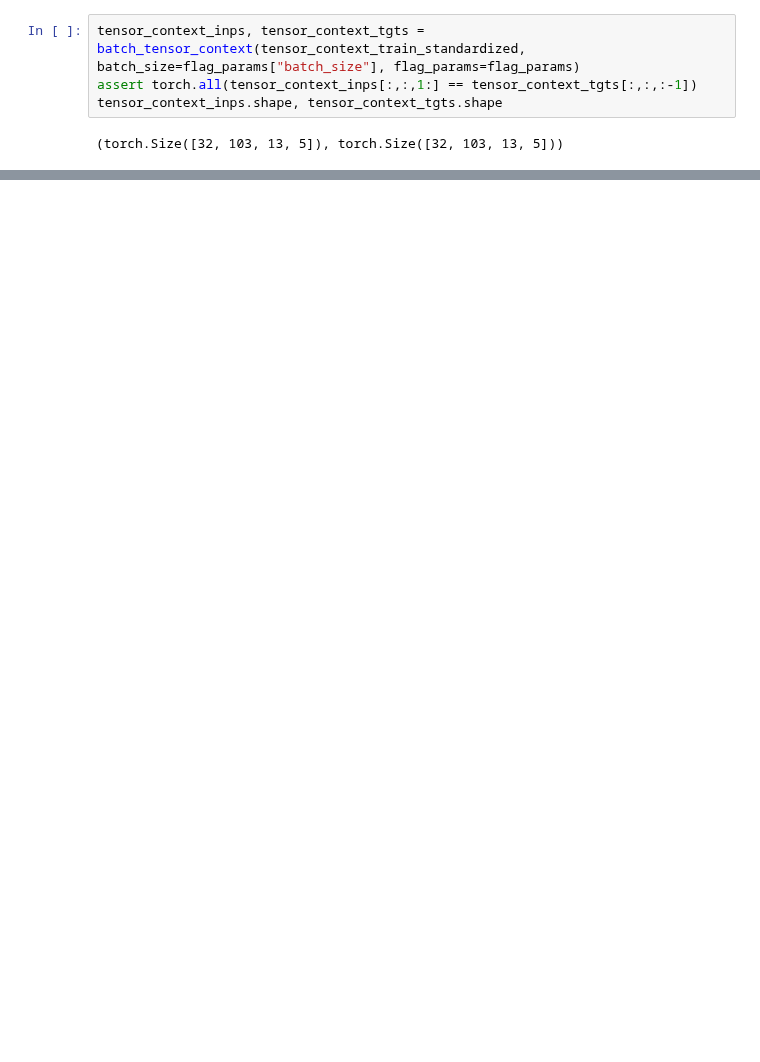
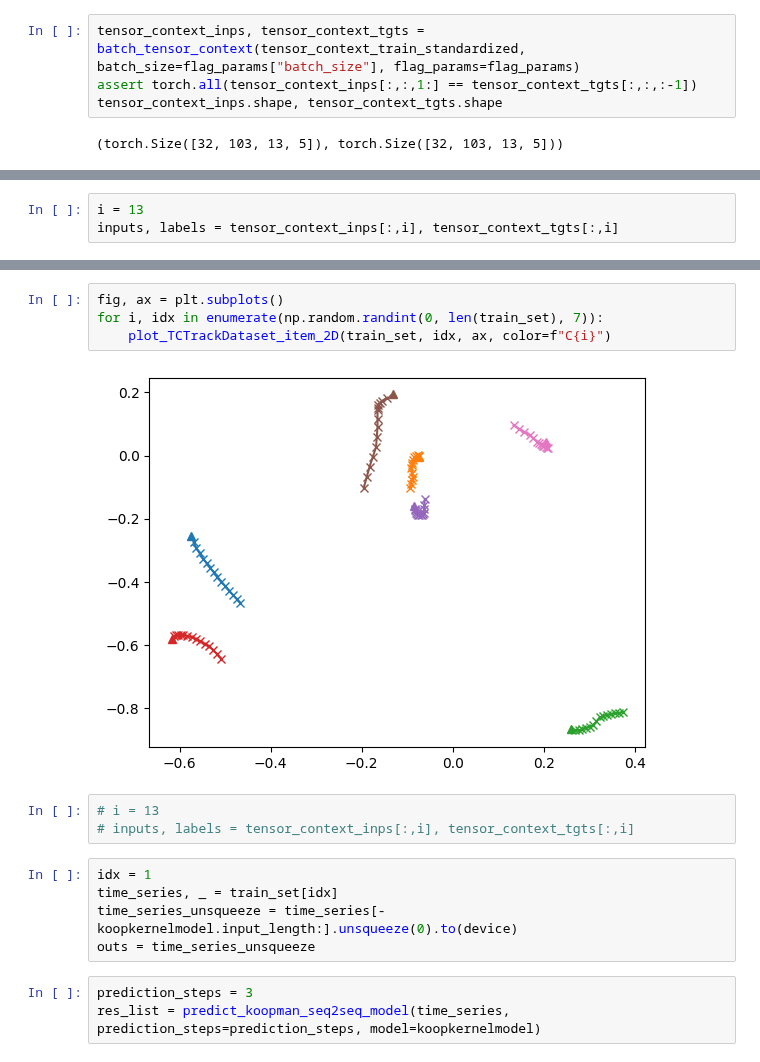
Before and after one commit to ejbrun/koopman_learning_tropical_cyclone, a Jupyter notebook: examples/koopman_seq2seq_kernel.ipynb, the cells around one changed output, grey strips where cells are left out. Saved outputs shown, nothing was run; the diff lists cells and outputs as text; blank space fills up the shorter version.

Commit message:
implementation koopkernel seq2seq model [part 3] - context_modes (no_context, full_context, last_contexts), defining how context window is used for prediction

```diff
--- a/examples/koopman_seq2seq_kernel.ipynb
+++ b/examples/koopman_seq2seq_kernel.ipynb
@@ -379,0 +352,3 @@ range(0, 103)
+# %%
+i = 13
+inputs, labels = tensor_context_inps[:,i], tensor_context_tgts[:,i]
@@ -379,0 +476,17 @@ range(0, 103)
+# %%
+fig, ax = plt.subplots()
+for i, idx in enumerate(np.random.randint(0, len(train_set), 7)):
+    plot_TCTrackDataset_item_2D(train_set, idx, ax, color=f"C{i}")
+# %% [output]
+[figure, added]
+# %%
+# i = 13
+# inputs, labels = tensor_context_inps[:,i], tensor_context_tgts[:,i]
+# %%
+idx = 1
+time_series, _ = train_set[idx]
+time_series_unsqueeze = time_series[-koopkernelmodel.input_length:].unsqueeze(0).to(device)
+outs = time_series_unsqueeze
+# %%
+prediction_steps = 3
+res_list = predict_koopman_seq2seq_model(time_series, prediction_steps=prediction_steps, model=koopkernelmodel)
```
Also changed, not shown: parts of 23 cells of this notebook, 1 other file.
